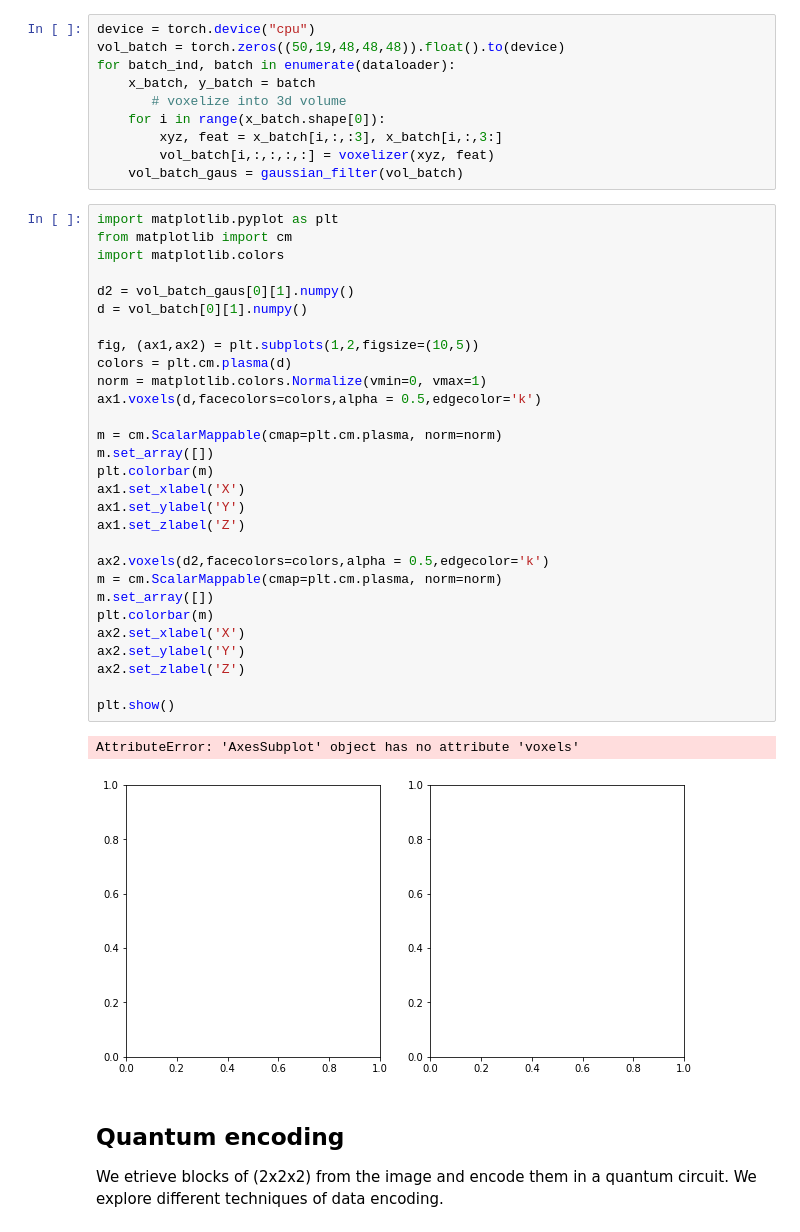
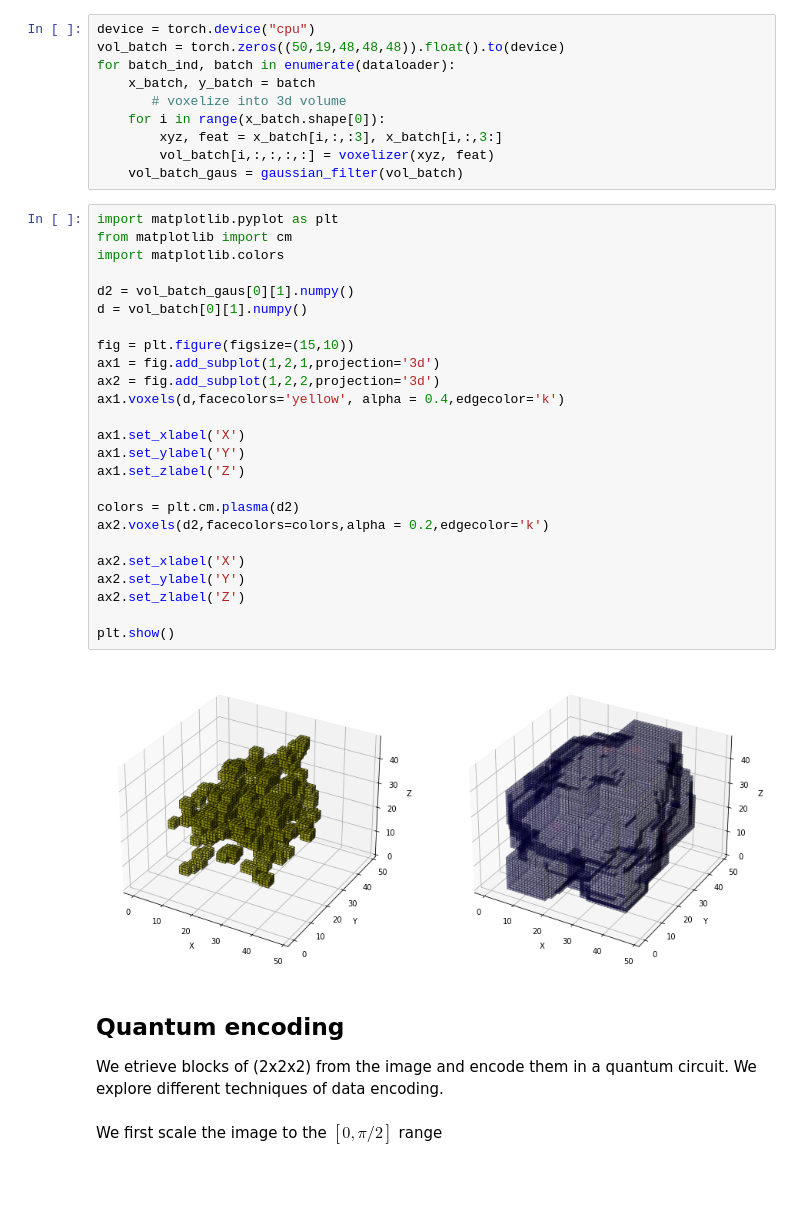
Before and after one commit to ingenii-dev/FAST-QML, a Jupyter notebook: model/3dcnn/Quantum_encoding.ipynb, the cells around one changed output. Saved outputs shown, nothing was run; the diff lists cells and outputs as text; blank space fills up the shorter version.

```diff
--- a/model/3dcnn/Quantum_encoding.ipynb
+++ b/model/3dcnn/Quantum_encoding.ipynb
@@ -29,36 +29,33 @@ for batch_ind, batch in enumerate(dataloader):
 # %%
 import matplotlib.pyplot as plt
 from matplotlib import cm
 import matplotlib.colors
 
 d2 = vol_batch_gaus[0][1].numpy()
 d = vol_batch[0][1].numpy()
 
-fig, (ax1,ax2) = plt.subplots(1,2,figsize=(10,5))
-colors = plt.cm.plasma(d)
-norm = matplotlib.colors.Normalize(vmin=0, vmax=1)
-ax1.voxels(d,facecolors=colors,alpha = 0.5,edgecolor='k')
+fig = plt.figure(figsize=(15,10))
+ax1 = fig.add_subplot(1,2,1,projection='3d')
+ax2 = fig.add_subplot(1,2,2,projection='3d')
+ax1.voxels(d,facecolors='yellow', alpha = 0.4,edgecolor='k')
 
-m = cm.ScalarMappable(cmap=plt.cm.plasma, norm=norm)
-m.set_array([])
-plt.colorbar(m)
 ax1.set_xlabel('X')
 ax1.set_ylabel('Y')
 ax1.set_zlabel('Z')
 
-ax2.voxels(d2,facecolors=colors,alpha = 0.5,edgecolor='k')
-m = cm.ScalarMappable(cmap=plt.cm.plasma, norm=norm)
-m.set_array([])
-plt.colorbar(m)
+colors = plt.cm.plasma(d2)
+ax2.voxels(d2,facecolors=colors,alpha = 0.2,edgecolor='k')
+
 ax2.set_xlabel('X')
 ax2.set_ylabel('Y')
 ax2.set_zlabel('Z')
 
 plt.show()
 # %% [output]
-AttributeError: 'AxesSubplot' object has no attribute 'voxels'
-[figure, old version]
+[figure, new version]
 # %% [markdown]
 ## Quantum encoding
 
 We etrieve blocks of (2x2x2) from the image and encode them in a quantum circuit. We explore different techniques of data encoding.
+# %% [markdown]
+We first scale the image to the $[0, \pi/2]$ range
```
Also changed, not shown: parts of 16 cells of this notebook, 1 other file.
